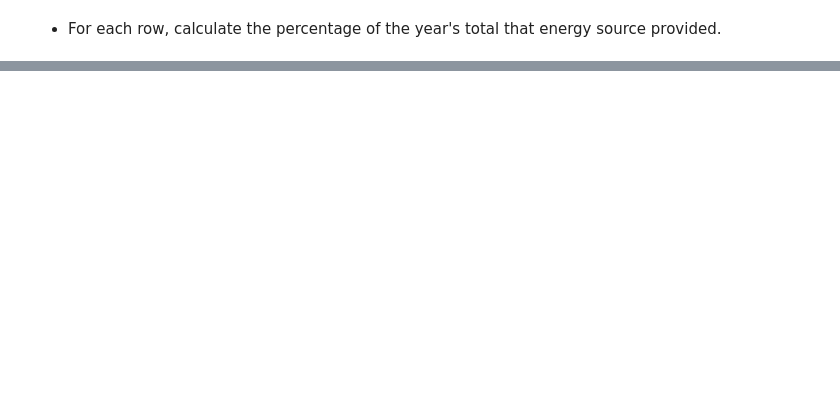
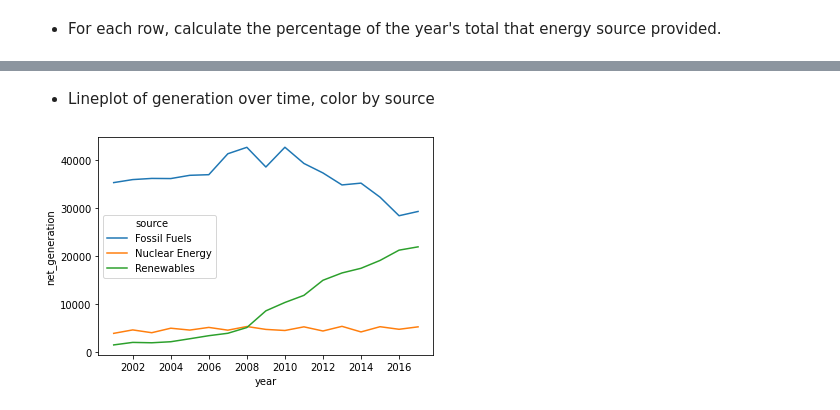
Before and after one commit to MainaliB/time-series-exercises, a Jupyter notebook: time_series_manipulation.ipynb, the cells around one changed output, grey strips where cells are left out. Cells and saved outputs as stored; diff of their text form; code cells hidden in the pictures; blank space fills up the shorter version.

Commit message:
time series manipulation exercises

```diff
--- a/time_series_manipulation.ipynb
+++ b/time_series_manipulation.ipynb
@@ -378,0 +397,4 @@ iowa.dtypes
+# %%
+iowa = iowa.merge(total_per_year, left_on= iowa.year, right_on = 'year')
+# %%
+iowa.rename(columns = ({'net_generation_x': 'net_generation', 'net_generation_y':'total_energy'}), inplace = True)
@@ -379,2 +421,4 @@ iowa.dtypes
+# %%
+iowa['year'] = pd.to_datetime(iowa.year, format = '%Y')
 # %%
 iowa = iowa.set_index('year').sort_index()
@@ -385 +425,3 @@ iowa.groupby([iowa.index.year], as_index = True).net_generation.sum()
+# %%
+iowa['source_percentage'] = (iowa.net_generation/iowa.total_energy)*100
 # %%
@@ -386,0 +448,2 @@ iowa.pivot_table
+# %% [markdown]
+- Lineplot of generation over time, color by source
@@ -386,0 +452,5 @@ iowa.pivot_table
+# %%
+sns.lineplot(x = iowa.index.year, y = 'net_generation', hue = 'source', data = iowa)
+plt.show()
+# %% [output]
+[figure, added]
```
Also changed, not shown: parts of 9 cells of this notebook.
